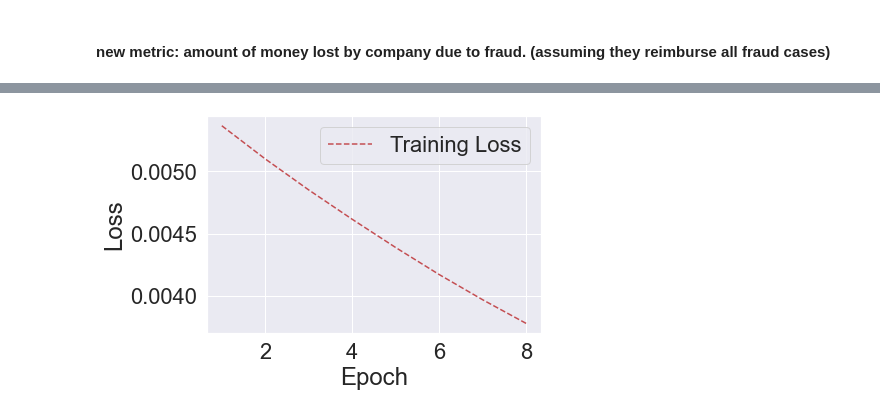
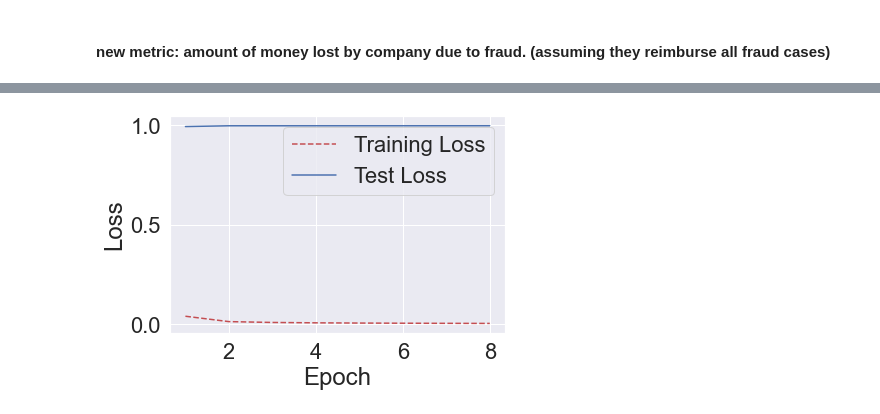
Before and after one commit to nershman/imbalanced-learning, a Jupyter notebook: notebook1.ipynb, the cells around one changed output, grey strips where cells are left out. Cells and saved outputs as stored; diff of their text form; code cells hidden in the pictures.

Commit message:
merged in zhongqi's code for resampling models.

```diff
--- a/notebook1.ipynb
+++ b/notebook1.ipynb
@@ -75,9 +75,15 @@ def norm(data):
 # %%
 from sklearn.model_selection  import train_test_split
 X, y = df.iloc[:,:-1], df.iloc[:, -1]
-y = keras.utils.to_categorical(y, num_classes=1)
+y_numeric = y
+y = keras.utils.to_categorical(y, num_classes=2)
 
 X_orig = X
 X = norm(X) #normalize the data to N(0,1)
+###UNFINISHED MAYBE WE SHOULDNT NORMALIZXE THE PCA FEATURE COLS
 
 X_train, X_test, y_train, y_test = train_test_split(X, y, test_size=0.2, random_state=1)
+
+#corresponding for resampling methods (we need to use different datatype)
+y_num_train = y_numeric[X_train.index]
+y_num_test = y_numeric[X_test.index]
@@ -213,6 +246,7 @@ def get_sample_weights(y_true, y_pred, cost_m):
 # %%
 #define common terms for compiling models
-ourmetrics=['accuracy','AUC',]
+ourmetrics=['accuracy','AUC']
+opt= "sgd"
 # %%
 #compile the models
 
@@ -249,3 +288,17 @@ mod_ce_bal_weight.compile(loss=CashCrossentropy(w_array),
+# %%
+#set up callbacks
+
+import time
+
+class TimeHistory(keras.callbacks.Callback):
+    def on_train_begin(self, logs={}):
+        self.times = []
+
+    def on_epoch_begin(self, epoch, logs={}):
+        self.epoch_time_start = time.time()
+
+    def on_epoch_end(self, epoch, logs={}):
+        self.times.append(time.time() - self.epoch_time_start)
 # %% [markdown]
 ##### train our models
 # %%
@@ -253,6 +306,7 @@ mod_ce_bal_weight.compile(loss=CashCrossentropy(w_array),
 nb_batch = 1000
 nb_epoch = 8
 # %%
-hist_focal = mod_focal.fit(X_train, y_train, epochs=nb_epoch, batch_size=nb_batch) #fit model
+time_focal = TimeHistory()
+hist_focal = mod_focal.fit(X_train, y_train, epochs=nb_epoch, batch_size=nb_batch, callbacks=[time_focal]) #fit model
 # %% [output]
 Epoch 1/8
@@ -386,21 +495,21 @@ hist_focal.history
 # %%
 #plots , https://wandb.ai/site/articles/plotting-keras-history
-
+#https://stackoverflow.com/questions/41908379/keras-plot-training-validation-and-test-set-accuracy
 
 # Get training and test loss histories
 training_loss = hist_focal.history['loss']
-test_loss = hist_focal.history['val_loss']
+test_loss = hist_focal.history['accuracy']
 
 
 # Create count of the number of epochs
 epoch_count = range(1, len(training_loss) + 1)
 
 # Visualize loss history
 plt.plot(epoch_count, training_loss, 'r--')
 plt.plot(epoch_count, test_loss, 'b-')
 plt.legend(['Training Loss', 'Test Loss'])
 plt.xlabel('Epoch')
 plt.ylabel('Loss')
 plt.show();
 # %% [output]
-[figure, old version]
+[figure, new version]
```
Also changed, not shown: parts of 32 cells of this notebook.
